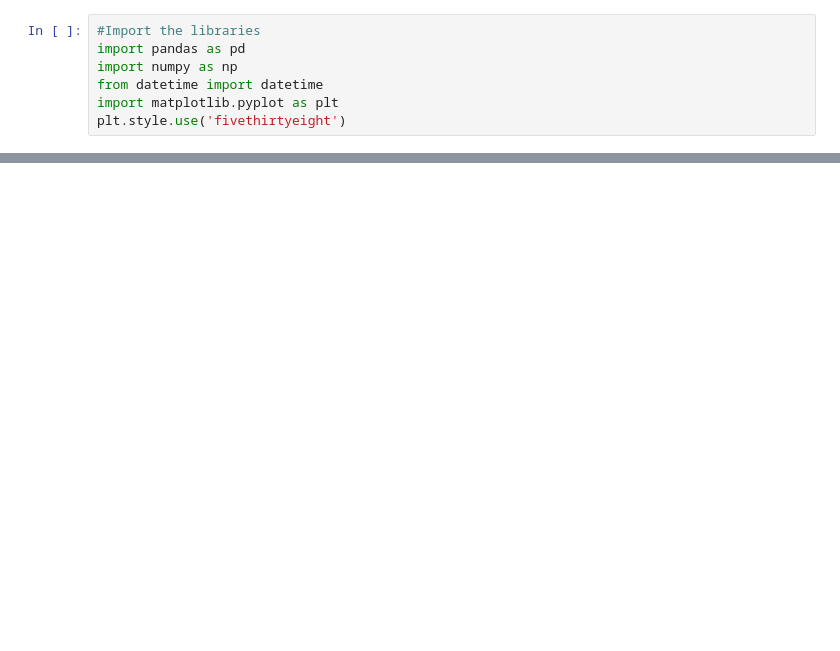
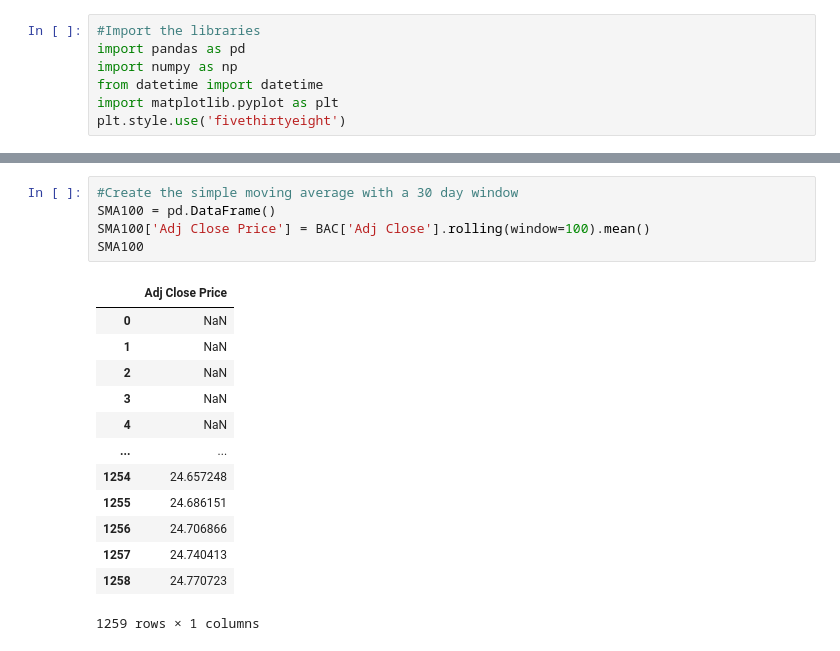
Before and after one commit to vantwoutmaarten/AlgoTrading, a Jupyter notebook: algoTradingPractice.ipynb, the cells around one changed output, grey strips where cells are left out. Saved outputs shown, nothing was run; the diff lists cells and outputs as text; blank space fills up the shorter version.

```diff
--- a/algoTradingPractice.ipynb
+++ b/algoTradingPractice.ipynb
@@ -67 +67,20 @@ SMA30
 1259 rows × 1 columns
+# %%
+#Create the simple moving average with a 30 day window
+SMA100 = pd.DataFrame()
+SMA100['Adj Close Price'] = BAC['Adj Close'].rolling(window=100).mean()
+SMA100
+# %% [output]
+|  | Adj Close Price |
+| 0 | NaN |
+| 1 | NaN |
+| 2 | NaN |
+| 3 | NaN |
+| 4 | NaN |
+| ... | ... |
+| 1254 | 24.657248 |
+| 1255 | 24.686151 |
+| 1256 | 24.706866 |
+| 1257 | 24.740413 |
+| 1258 | 24.770723 |
+1259 rows × 1 columns
```
Also changed, not shown: parts of 12 cells of this notebook.
